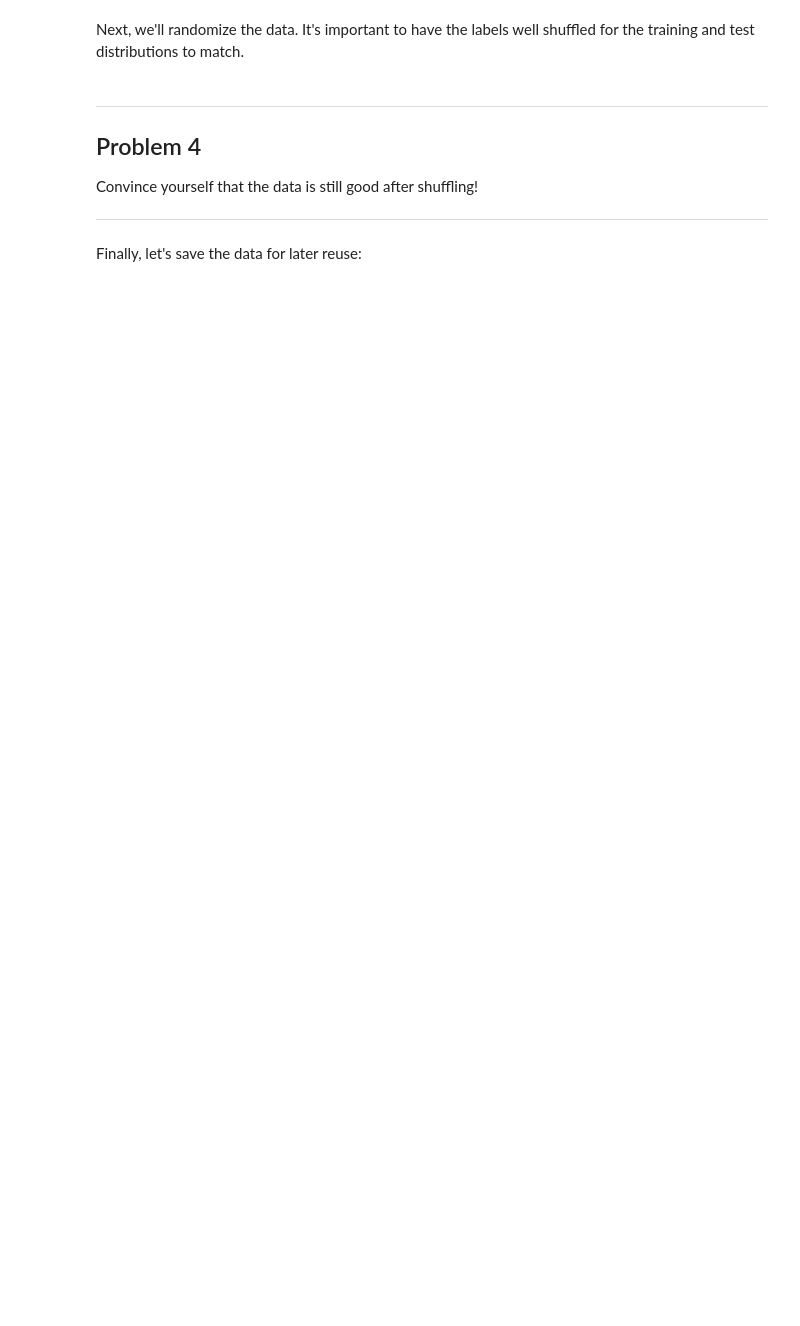
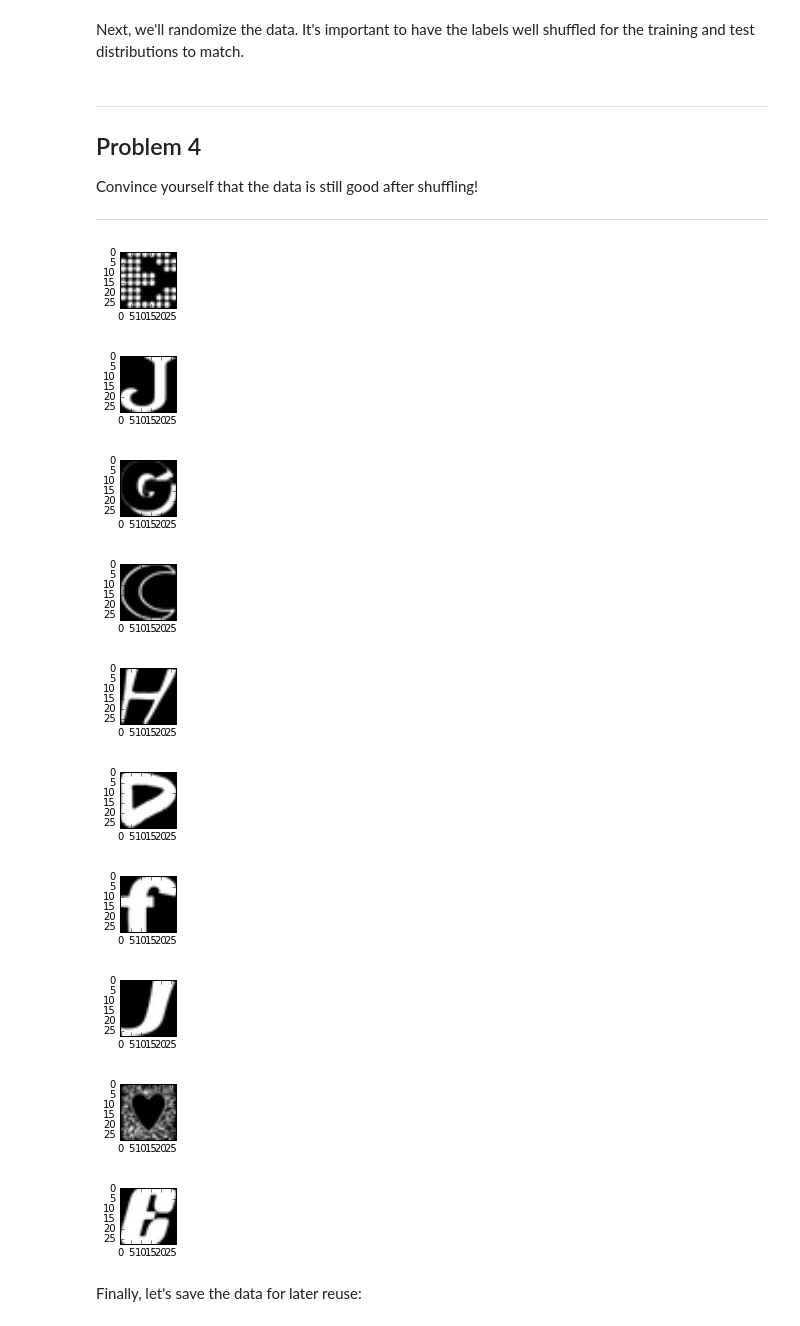
Before and after one commit to FedorSulaev/tensorflow_clone, a Jupyter notebook: tensorflow/examples/udacity/1_notmnist.ipynb, the cells around one changed output. Cells and saved outputs as stored; diff of their text form; code cells hidden in the pictures; blank space fills up the shorter version.

```diff
--- a/tensorflow/examples/udacity/1_notmnist.ipynb
+++ b/tensorflow/examples/udacity/1_notmnist.ipynb
@@ -314,6 +317,24 @@ Problem 4
 Convince yourself that the data is still good after shuffling!
 
 ---
+# %%
+sample = train_dataset[0:10]
+for img_data in sample:
+            plt.figure(figsize=(1,1))
+            plt.imshow(img_data)
+            plt.gray()
+            plt.show()
+# %% [output]
+[figure, added]
+[figure, added]
+[figure, added]
+[figure, added]
+[figure, added]
+[figure, added]
+[figure, added]
+[figure, added]
+[figure, added]
+[figure, added]
 # %% [markdown]
 Finally, let's save the data for later reuse:
 # %%
```
Also changed, not shown: parts of 5 cells of this notebook.
